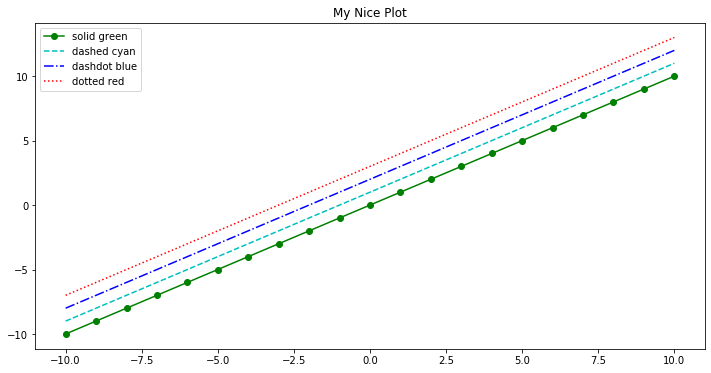
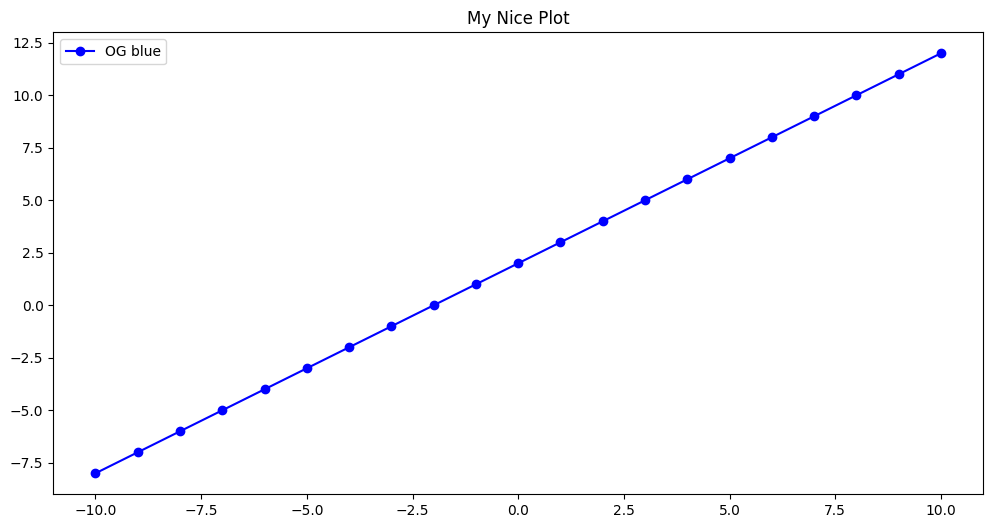
Code edit (unified diff) that turned the first committed figure into the second:
--- before
+++ after
@@ -1,9 +1,4 @@
-fig, axes = plt.subplots(figsize=(12, 6))
-
-axes.plot(x, x + 0, '-og', label="solid green")
-axes.plot(x, x + 1, '--c', label="dashed cyan")
-axes.plot(x, x + 2, '-.b', label="dashdot blue")
-axes.plot(x, x + 3, ':r', label="dotted red")
-
+fig, axes = plt.subplots(figsize = (12,6))
+axes.plot(x, x + 2, '-ob', label = 'OG blue')
 axes.set_title("My Nice Plot")
 

Commit: Создано в Colab